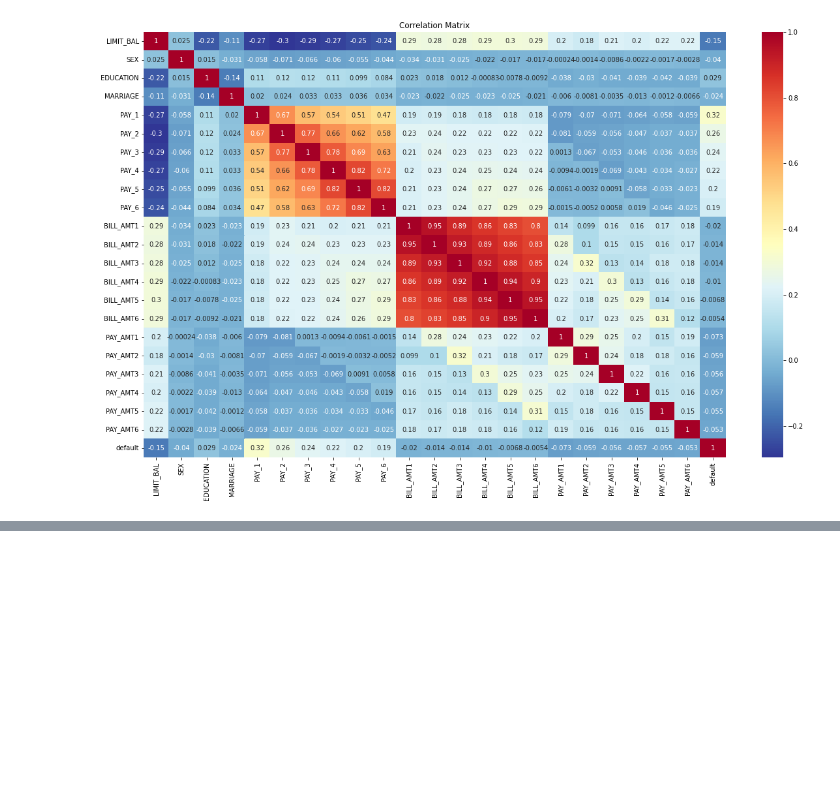
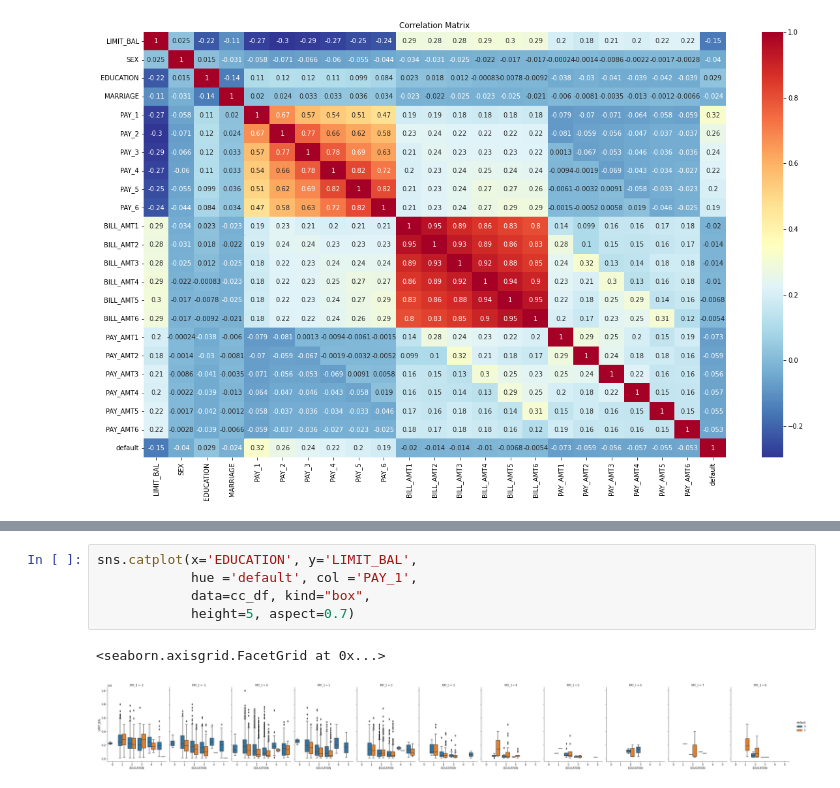
Before and after one commit to Bryan-Suelo/machine_learning, a Jupyter notebook: default_credit_card_clients/default_credit_card.ipynb, the cells around one changed output, grey strips where cells are left out. Cells and saved outputs as stored; diff of their text form; blank space fills up the shorter version.

```diff
--- a/default_credit_card_clients/default_credit_card.ipynb
+++ b/default_credit_card_clients/default_credit_card.ipynb
@@ -291,0 +315,8 @@ plt.show()
+# %%
+sns.catplot(x='EDUCATION', y='LIMIT_BAL',
+            hue ='default', col ='PAY_1',
+            data=cc_df, kind="box",
+            height=5, aspect=0.7)
+# %% [output]
+<seaborn.axisgrid.FacetGrid at 0x...>
+[figure, added]
```
Also changed, not shown: parts of 10 cells of this notebook.
